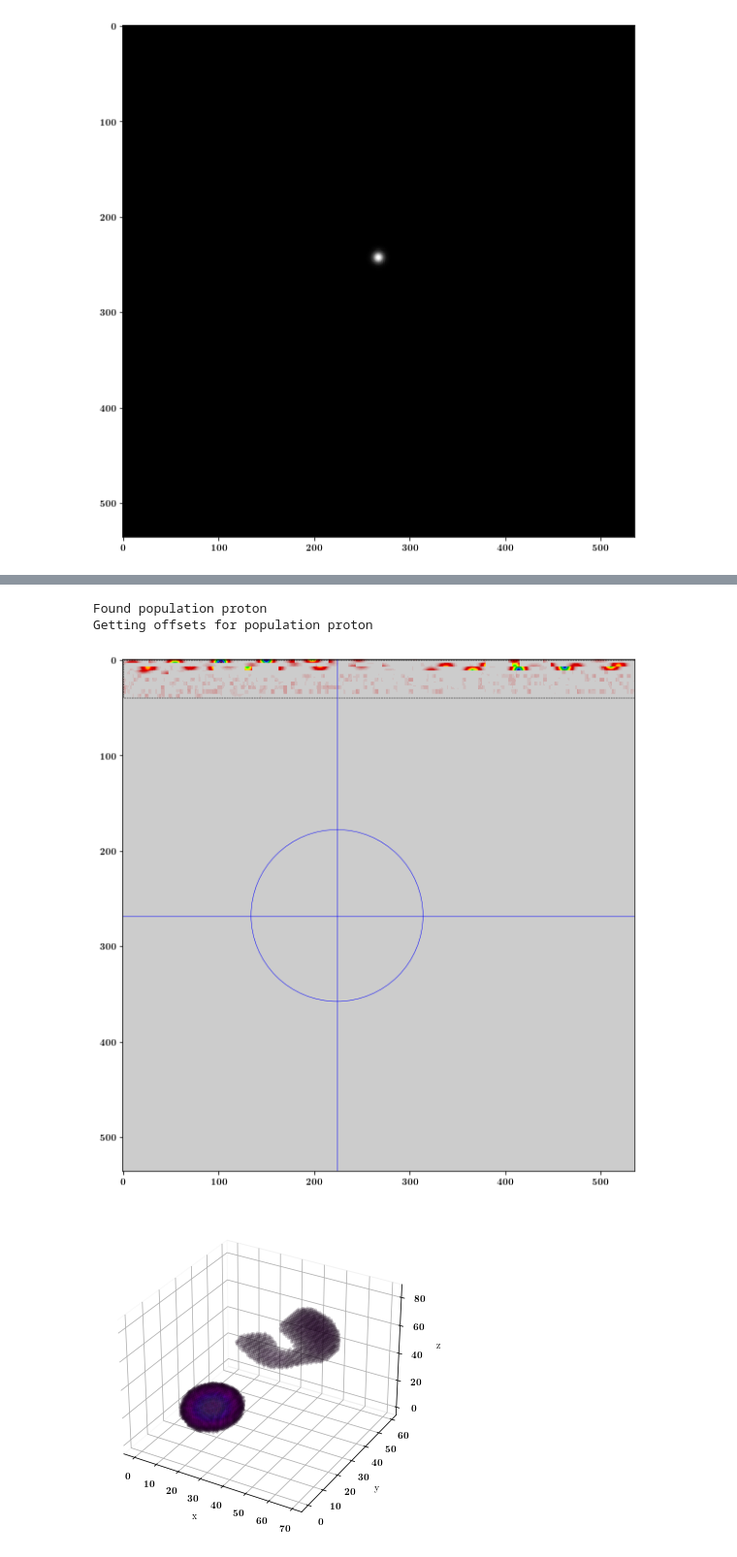
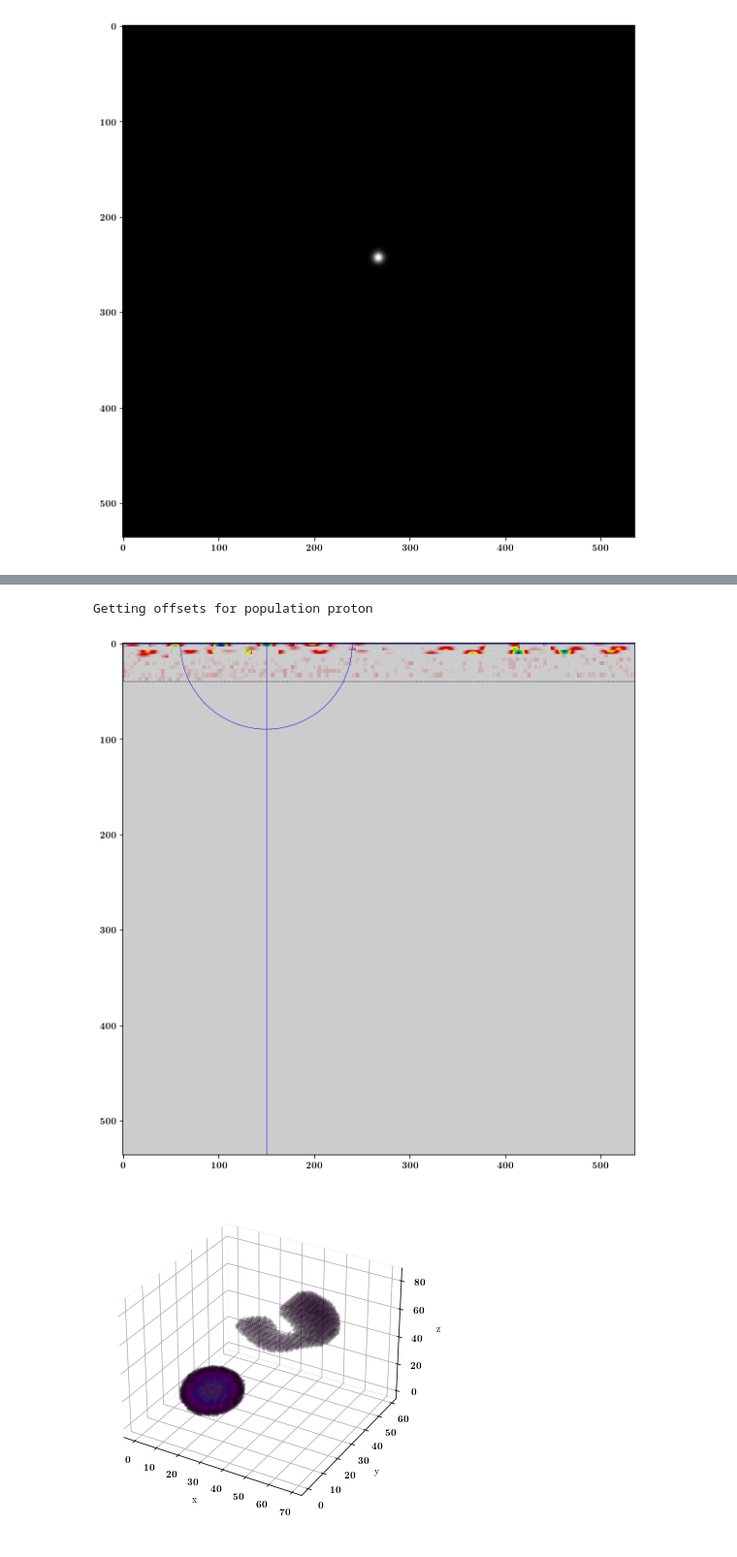
Before and after one commit to makes/plasma-dsp2022, a Jupyter notebook: experiments/makes-sandbox.ipynb, the cells around one changed output, grey strips where cells are left out. Shown at 97% size. Saved outputs shown, nothing was run; the diff lists cells and outputs as text; code cells hidden in the pictures.

```diff
--- a/experiments/makes-sandbox.ipynb
+++ b/experiments/makes-sandbox.ipynb
@@ -620,18 +629,18 @@ plot_f_2d(flat_transformed, pos=peak, axis=0)
 # %%
 from reconstruct import reconstruct
 vlsv = pt.vlsvfile.VlsvReader(file_name='data/bulk.0000015.vlsv')
 velcells = vlsv.read_velocity_cells(1101, pop='proton')
 vcellids = list(velcells.keys())
 vcellf = list(velcells.values())
 vblocks = vlsv.get_velocity_mesh_size(pop='proton')
 vblock_size = vlsv.get_velocity_block_size(pop="proton")
 r = reconstruct(vblock_size, vblocks, vcellids, vcellf)
 r = transform_f(r)
+peak = find_peak_f_coordinates(r)
 plot_f_2d(r, pos=peak, axis=0)
 # %% [output]
-Found population proton
 Getting offsets for population proton
-[figure, old version]
+[figure, new version]
 # %%
 # https://stackoverflow.com/a/66939879/287954
 def plot_f_3d(f, ax=None, threshold=0.01, intensity=10.0, trim=True):
```
Also changed, not shown: parts of 3 cells of this notebook, 5 other files.
